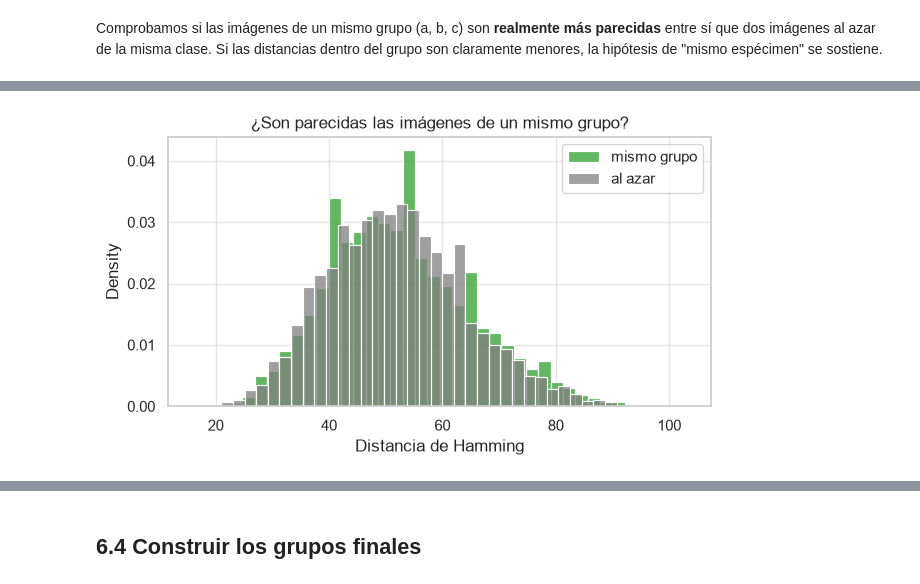
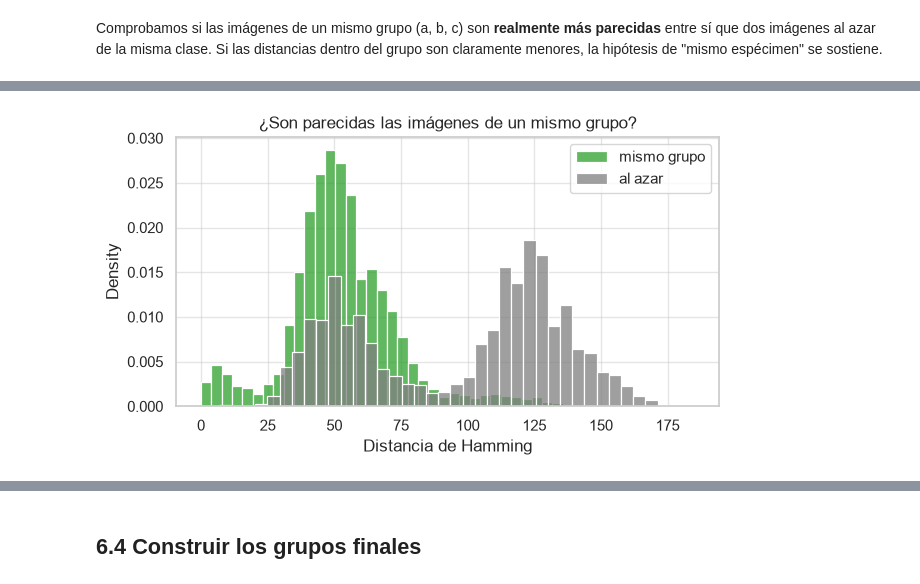
Before and after one commit to SebasCS-1/VectorIA, a Jupyter notebook: notebooks/02_Preprocesado_y_Split.ipynb, the cells around one changed output, grey strips where cells are left out. Saved outputs shown, nothing was run; the diff lists cells and outputs as text; code cells hidden in the pictures.

```diff
--- a/notebooks/02_Preprocesado_y_Split.ipynb
+++ b/notebooks/02_Preprocesado_y_Split.ipynb
@@ -254,0 +430,10 @@ el patrón de nombres es distinto al supuesto y hay que ajustar la expresión re
+# %%
+df['grupo_nombre'] = [
+    grupo_por_nombre(c, a)
+    for c, a in zip(df['clase'], df['archivo'])
+]
+
+display(
+    df[['archivo', 'grupo_nombre']]
+    .head(20)
+)
@@ -272,29 +500,78 @@ Comprobamos si las imágenes de un mismo grupo (a, b, c) son **realmente más pa
 Si las distancias dentro del grupo son claramente menores, la hipótesis de "mismo espécimen" se sostiene.
 # %%
 rng = np.random.default_rng(SEED)
-kg = df[df.fuente == 'kaggle']
 
 dentro = []
-for _, idx in kg.groupby('grupo_nombre').indices.items():
-    pos = kg.index[idx]
+
+for _, idx in df.groupby('grupo_nombre').indices.items():
+
+    pos = np.array(list(idx))
+
     if len(pos) > 1:
-        dentro += [int((H[i] != H[j]).sum()) for i, j in itertools.combinations(pos, 2)]
+
+        dentro += [
+            int((H[i] != H[j]).sum())
+            for i, j in itertools.combinations(pos, 2)
+        ]
 
 azar = []
-for clase in kg['clase'].unique():
-    pos = kg.index[kg['clase'] == clase].to_numpy()
+
+for clase in df['clase'].unique():
+
+    pos = df.index[df['clase'] == clase].to_numpy()
+
+    if len(pos) < 2:
+        continue
+
     for _ in range(1500):
+
         i, j = rng.choice(pos, 2, replace=False)
+
         if df.at[i, 'grupo_nombre'] != df.at[j, 'grupo_nombre']:
-            azar.append(int((H[i] != H[j]).sum()))
+
+            azar.append(
+                int((H[i] != H[j]).sum())
+            )
 
 if dentro:
-    print(f'Distancia de Hamming (de 256 bits) - mediana dentro del grupo: {np.median(dentro):.0f} | al azar: {np.median(azar):.0f}')
+
+    print(
+        f'Distancia de Hamming (256 bits) '
+        f'- mediana dentro del grupo: {np.median(dentro):.0f} '
+        f'| al azar: {np.median(azar):.0f}'
+    )
+
     fig, ax = plt.subplots(figsize=(7, 3.5))
-    sns.histplot(dentro, bins=40, color='tab:green', label='mismo grupo', stat='density', ax=ax)
-    sns.histplot(azar, bins=40, color='tab:gray', label='al azar', stat='density', ax=ax)
-    ax.legend(); ax.set_xlabel('Distancia de Hamming'); ax.set_title('¿Son parecidas las imágenes de un mismo grupo?')
+
+    sns.histplot(
+        dentro,
+        bins=40,
+        color='tab:green',
+        label='mismo grupo',
+        stat='density',
+        ax=ax
+    )
+
+    sns.histplot(
+        azar,
+        bins=40,
+        color='tab:gray',
+        label='al azar',
+        stat='density',
+        ax=ax
+    )
+
+    ax.legend()
+    ax.set_xlabel('Distancia de Hamming')
+    ax.set_title(
+        '¿Son parecidas las imágenes de un mismo grupo?'
+    )
+
     plt.show()
+
 else:
-    print('No hay grupos de más de 1 imagen en Kaggle: revisa la expresión regular de la sección 6.1.')
+    print(
+        'No existen grupos con más de una imagen. '
+        'Revisa la función grupo_por_nombre().'
+    )
 # %% [output]
@@ -302 +579 @@ Distancia de Hamming (de 256 bits) - mediana dentro del grupo: 51 | al azar: 51
-[figure, old version]
+[figure, new version]
```
Also changed, not shown: parts of 26 cells of this notebook, 5 other files.
